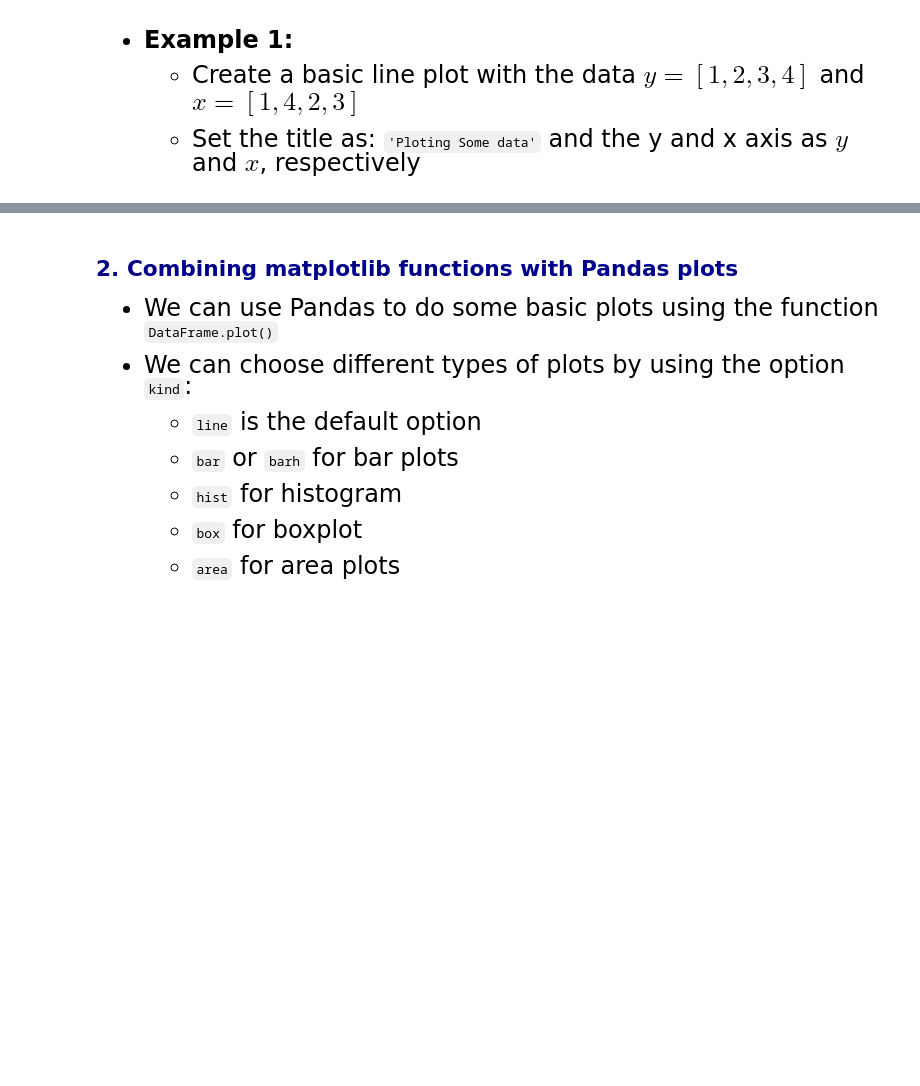
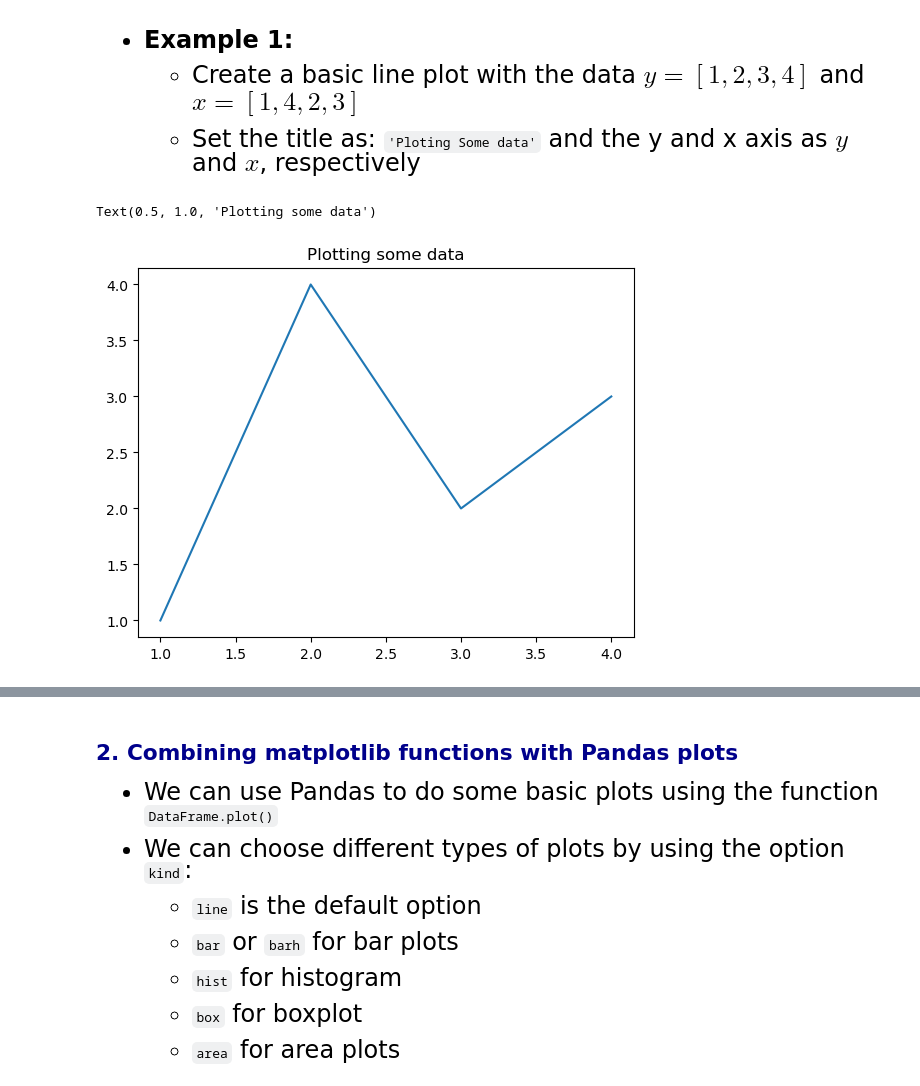
Before and after one commit to JE-Classrooms/qtm151-notes, a Jupyter notebook: lecture17/lecture17.ipynb, the cells around one changed output, grey strips where cells are left out. Drawn from its saved outputs; the diff is of its cells as text; code cells hidden in the pictures; blank space fills up the shorter version.

````diff
--- a/lecture17/lecture17.ipynb
+++ b/lecture17/lecture17.ipynb
@@ -52,6 +52,13 @@ plt.subplots(2, 2)  # a figure with a 2x2 grid of Axes
     - Create a basic line plot with the data $y = [1, 2, 3, 4]$ and $x = [1, 4, 2, 3]$
 
     - Set the title as: ```'Ploting Some data'``` and the y and x axis as $y$ and $x$, respectively
+# %%
+fig, ax = plt.subplots()
+ax.plot([1, 2, 3, 4], [1, 4, 2, 3])
+ax.set_title('Plotting some data')
+# %% [output]
+Text(0.5, 1.0, 'Plotting some data')
+[figure, added]
 # %% [markdown]
 <font size="5">
 
````
Also changed, not shown: parts of 8 cells of this notebook, 1 other file.
